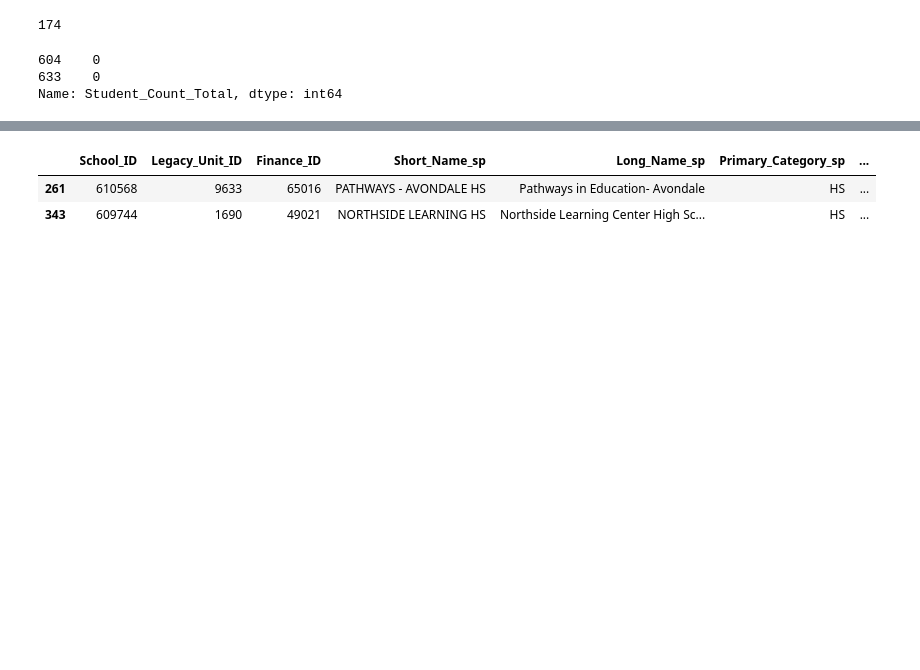
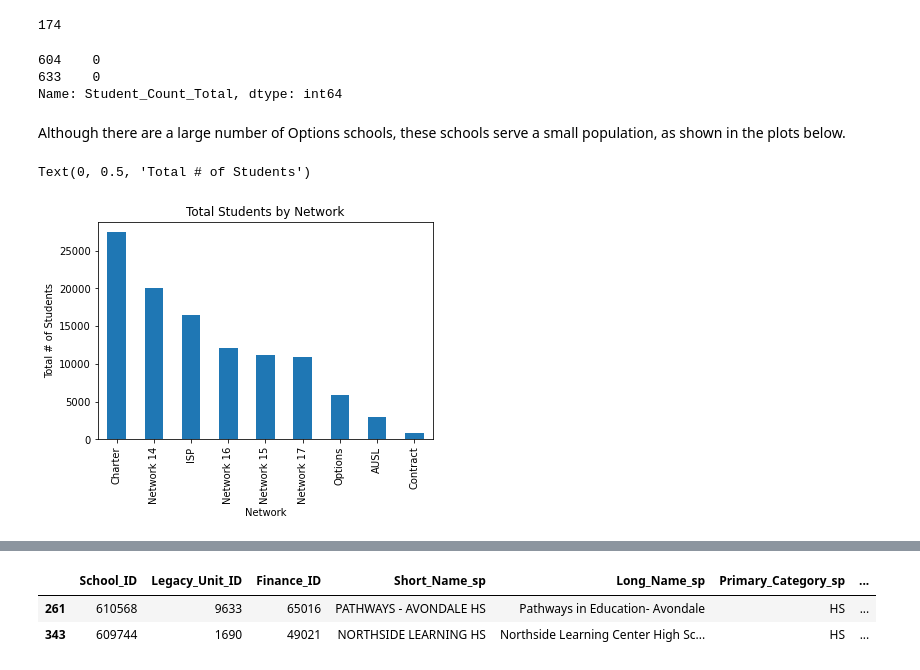
Before and after one commit to j-max/CPS_GradRate_Analysis, a Jupyter notebook: notebooks/eda/eda.ipynb, the cells around one changed output, grey strips where cells are left out. Saved outputs shown, nothing was run; the diff lists cells and outputs as text; code cells hidden in the pictures; blank space fills up the shorter version.

```diff
--- a/notebooks/eda/eda.ipynb
+++ b/notebooks/eda/eda.ipynb
@@ -143,3 +143,16 @@ sy_1718_hs[sy_1718_hs['School_ID'].isin([610592, 400142])]['Student_Count_Total'
 604    0
 633    0
 Name: Student_Count_Total, dtype: int64
+# %% [markdown]
+Although there are a large number of Options schools, these schools serve a small population, as shown in the plots below.
+# %%
+student_count_by_network = sy_1819_hs.groupby("Network").sum()['Student_Count_Total'].sort_values(ascending=False)
+
+fig, ax = plt.subplots()
+
+student_count_by_network.plot(kind='bar', ax = ax)
+ax.set_title('Total Students by Network')
+ax.set_ylabel('Total # of Students')
+# %% [output]
+Text(0, 0.5, 'Total # of Students')
+[figure, added]
```
Also changed, not shown: parts of 2 cells of this notebook.
